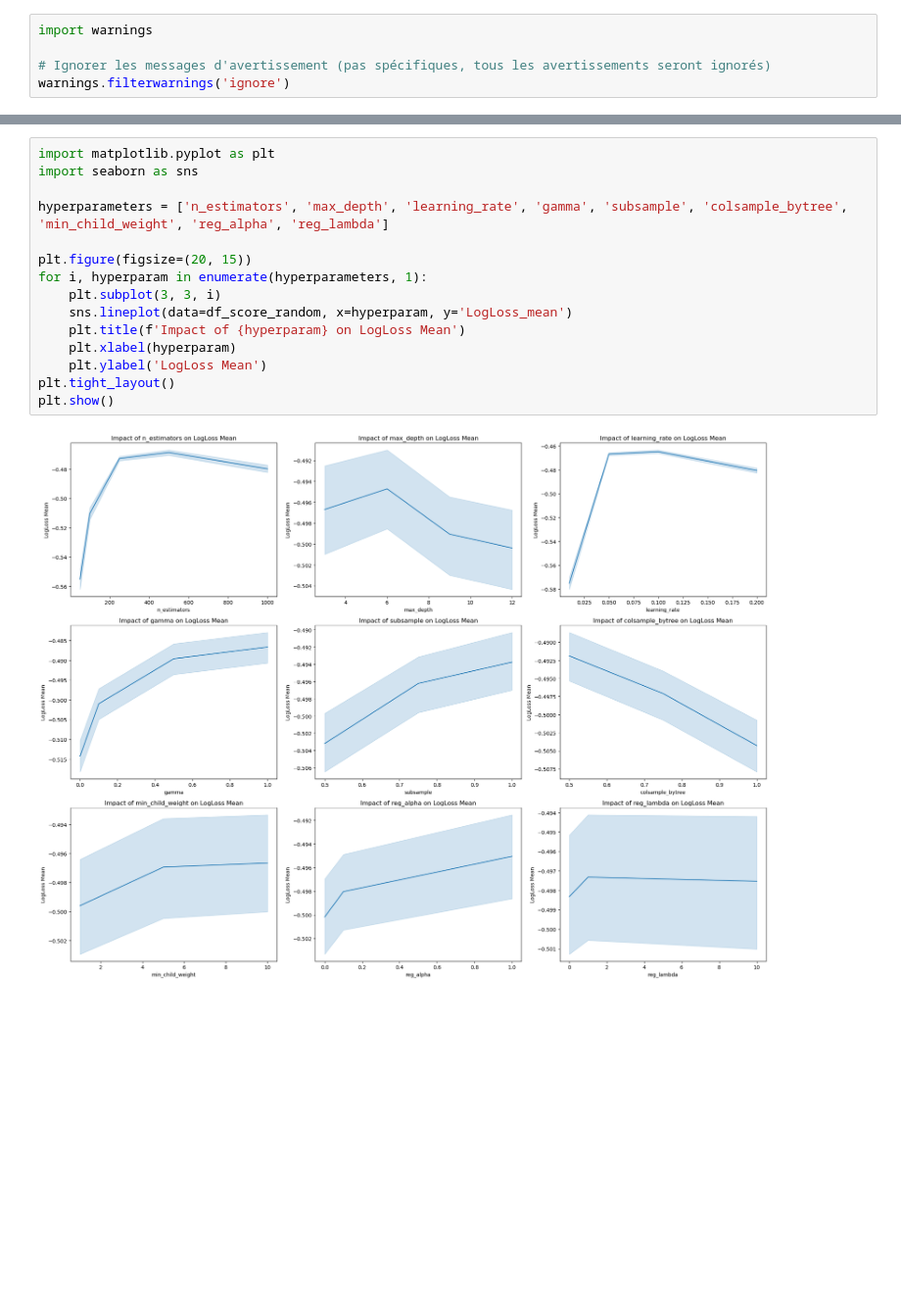
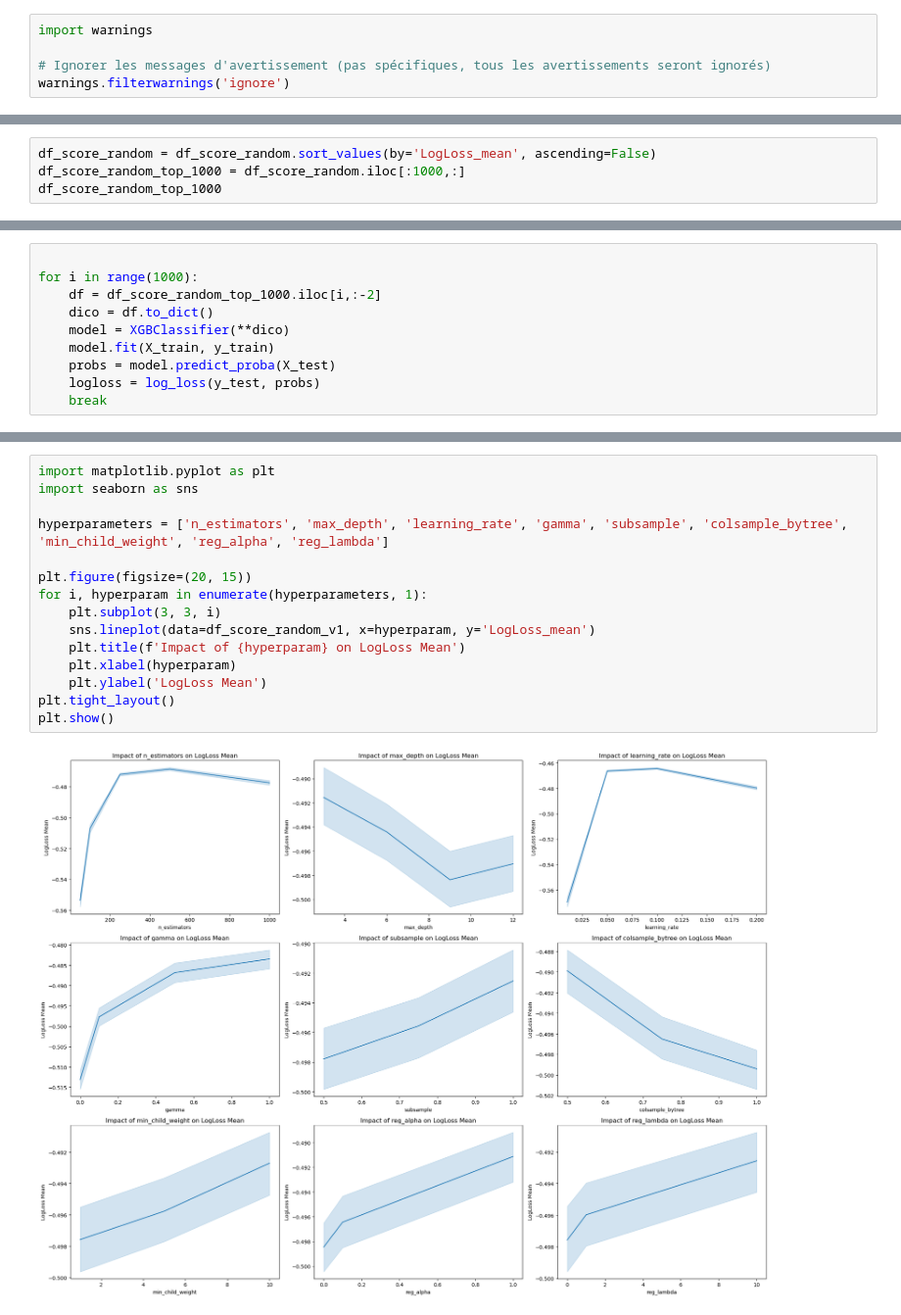
Before and after one commit to Belette73/Prediction-of-Cirrhosis-Outcomes, a Jupyter notebook: data/Franck/Dataviz version1.ipynb, the cells around one changed output, grey strips where cells are left out. Shown at 98% size. Saved outputs shown, nothing was run; the diff lists cells and outputs as text; blank space fills up the shorter version.

```diff
--- a/data/Franck/Dataviz version1.ipynb
+++ b/data/Franck/Dataviz version1.ipynb
@@ -25,0 +26,4 @@ df_score_random
+# %%
+df_score_random = df_score_random.sort_values(by='LogLoss_mean', ascending=False)
+df_score_random_top_1000 = df_score_random.iloc[:1000,:]
+df_score_random_top_1000
@@ -25,0 +44,10 @@ df_score_random
+# %%
+
+for i in range(1000):
+    df = df_score_random_top_1000.iloc[i,:-2]
+    dico = df.to_dict()
+    model = XGBClassifier(**dico)
+    model.fit(X_train, y_train)
+    probs = model.predict_proba(X_test)
+    logloss = log_loss(y_test, probs)
+    break
@@ -26,20 +76,20 @@ df_score_random
 # %%
 import matplotlib.pyplot as plt
 import seaborn as sns
 
 hyperparameters = ['n_estimators', 'max_depth', 'learning_rate', 'gamma', 'subsample', 'colsample_bytree', 'min_child_weight', 'reg_alpha', 'reg_lambda']
 
 plt.figure(figsize=(20, 15))
 for i, hyperparam in enumerate(hyperparameters, 1):
     plt.subplot(3, 3, i)
-    sns.lineplot(data=df_score_random, x=hyperparam, y='LogLoss_mean')
+    sns.lineplot(data=df_score_random_v1, x=hyperparam, y='LogLoss_mean')
     plt.title(f'Impact of {hyperparam} on LogLoss Mean')
     plt.xlabel(hyperparam)
     plt.ylabel('LogLoss Mean')
 plt.tight_layout()
 plt.show()
 # %% [output]
-[figure, old version]
+[figure, new version]
 # %%
 plt.figure(figsize=(20, 15))
 for i, hyperparam in enumerate(hyperparameters, 1):
```
Also changed, not shown: parts of 6 cells of this notebook.
